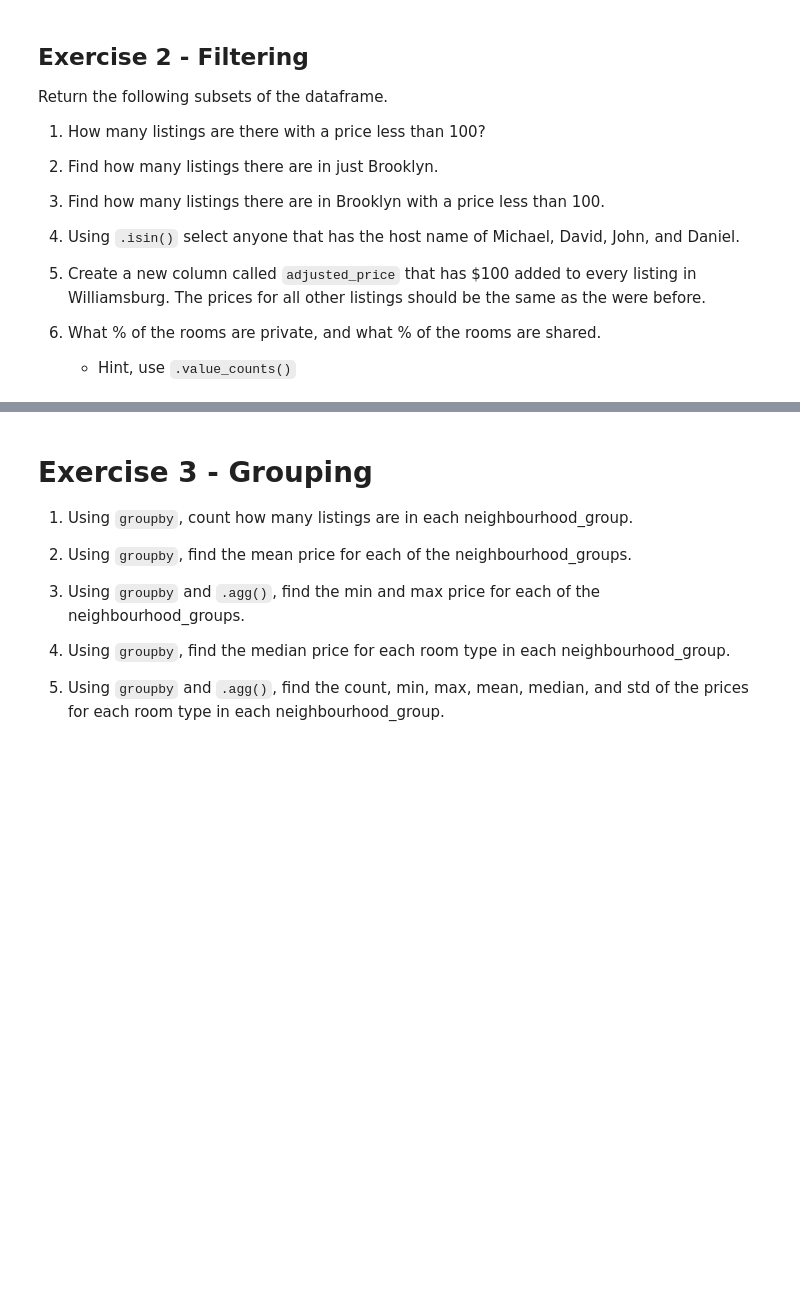
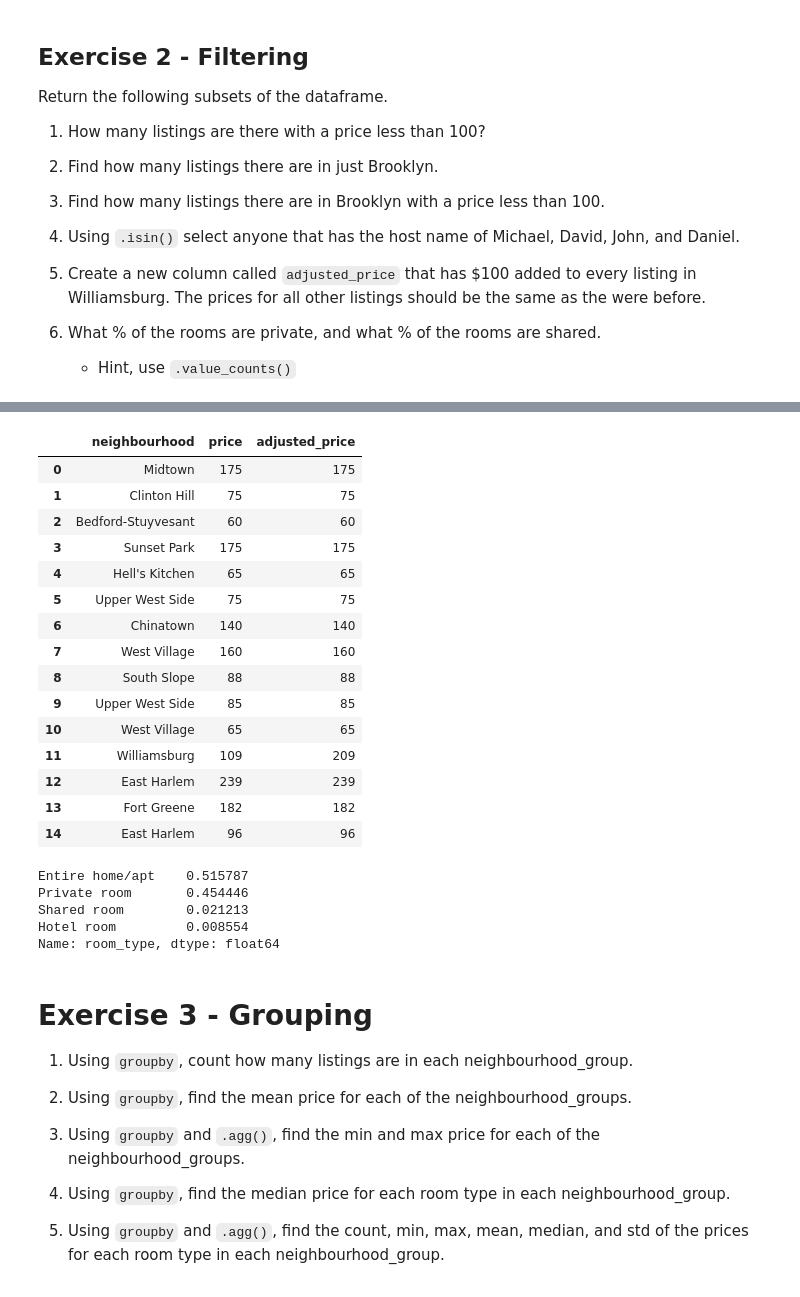
Before and after one commit to kareemIt/2021-spring-data-science, a Jupyter notebook: Week-1-Pandas/Exercise.ipynb, the cells around one changed output, grey strips where cells are left out. Drawn from its saved outputs; the diff is of its cells as text; code cells hidden in the pictures; blank space fills up the shorter version.

```diff
--- a/Week-1-Pandas/Exercise.ipynb
+++ b/Week-1-Pandas/Exercise.ipynb
@@ -52,8 +94,40 @@ Return the following subsets of the dataframe.
 # %%
 # 5. Create a new column called `adjusted_price` that has $100 added to every listing in Williamsburg.
 # The prices for all other listings should be the same as the were before.
+
+c1 = df['neighbourhood'] == 'Williamsburg'
+
+df['adjusted_price'] = np.where(c1, df['price'] + 100, df['price'])
+df[['neighbourhood', 'price', 'adjusted_price']].head(15)
+# %% [output]
+|  | neighbourhood | price | adjusted_price |
+| 0 | Midtown | 175 | 175 |
+| 1 | Clinton Hill | 75 | 75 |
+| 2 | Bedford-Stuyvesant | 60 | 60 |
+| 3 | Sunset Park | 175 | 175 |
+| 4 | Hell's Kitchen | 65 | 65 |
+| 5 | Upper West Side | 75 | 75 |
+| 6 | Chinatown | 140 | 140 |
+| 7 | West Village | 160 | 160 |
+| 8 | South Slope | 88 | 88 |
+| 9 | Upper West Side | 85 | 85 |
+| 10 | West Village | 65 | 65 |
+| 11 | Williamsburg | 109 | 209 |
+| 12 | East Harlem | 239 | 239 |
+| 13 | Fort Greene | 182 | 182 |
+| 14 | East Harlem | 96 | 96 |
 # %%
 # 6. What % of the rooms are private, and what % of the rooms are shared.
+
+percentage = df['room_type'].value_counts() / df ['room_type'].value_counts().sum()
+
+percentage
+# %% [output]
+Entire home/apt    0.515787
+Private room       0.454446
+Shared room        0.021213
+Hotel room         0.008554
+Name: room_type, dtype: float64
 # %% [markdown]
 # Exercise 3 - Grouping
 
```
Also changed, not shown: parts of 15 cells of this notebook.
